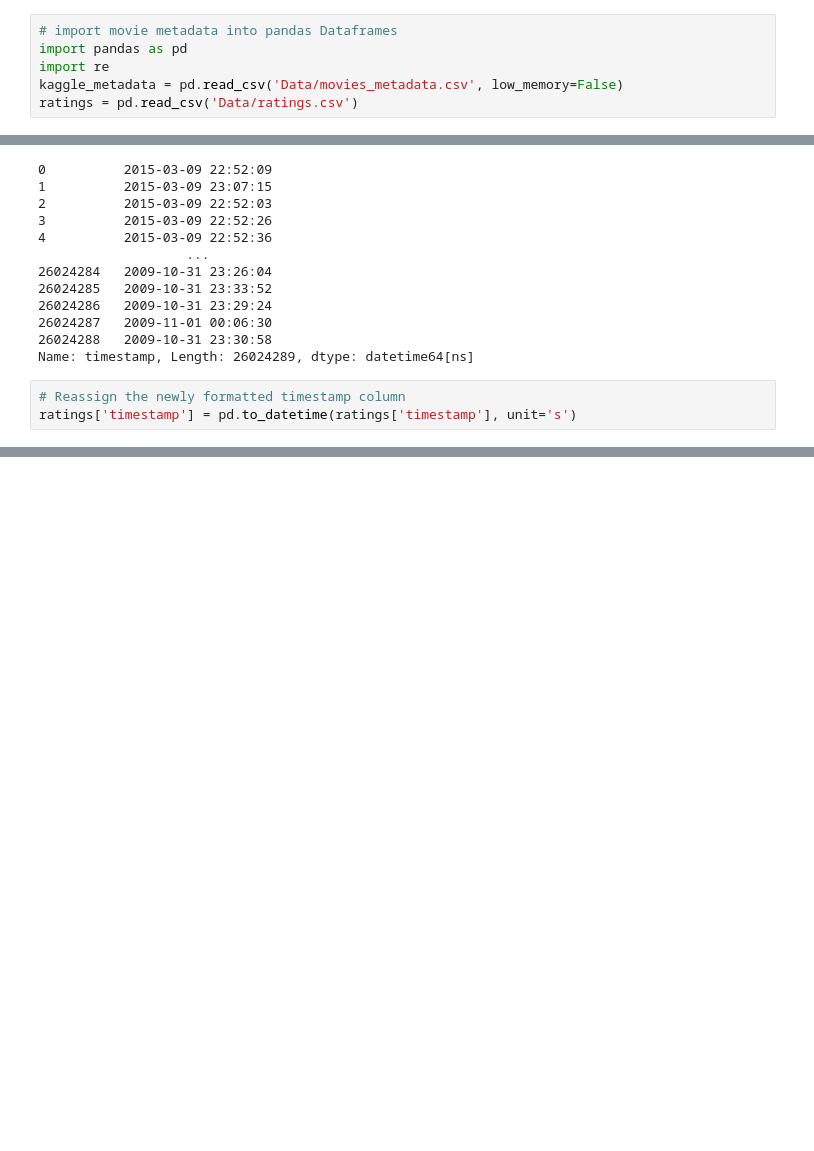
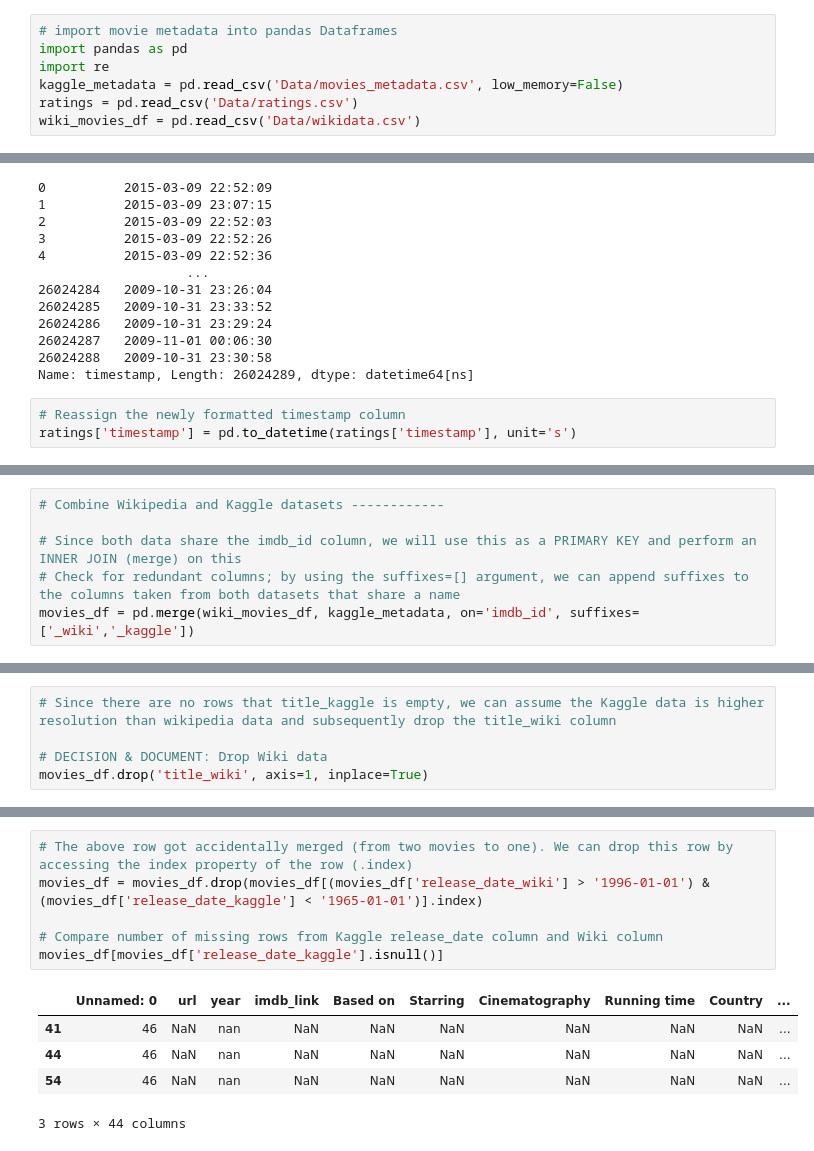
Before and after one commit to svmanohar/Movies-ETL, a Jupyter notebook: movielens_extract.ipynb, the cells around one changed output, grey strips where cells are left out. Cells and saved outputs as stored; diff of their text form; blank space fills up the shorter version.

```diff
--- a/movielens_extract.ipynb
+++ b/movielens_extract.ipynb
@@ -4,6 +4,7 @@ import pandas as pd
 import re
 kaggle_metadata = pd.read_csv('Data/movies_metadata.csv', low_memory=False)
 ratings = pd.read_csv('Data/ratings.csv')
+wiki_movies_df = pd.read_csv('Data/wikidata.csv')
 # %%
 # Examine our extracted data --------------------------------
 # Instead of using head() and tail() methods, we can use the sample(n=<# of values to pull>) method to randomly pull a number of values from the dataframe
@@ -193,0 +194,6 @@ Name: rating, dtype: float64
+# %%
+# Combine Wikipedia and Kaggle datasets ------------
+
+# Since both data share the imdb_id column, we will use this as a PRIMARY KEY and perform an INNER JOIN (merge) on this
+# Check for redundant columns; by using the suffixes=[] argument, we can append suffixes to the columns taken from both datasets that share a name
+movies_df = pd.merge(wiki_movies_df, kaggle_metadata, on='imdb_id', suffixes=['_wiki','_kaggle'])
@@ -193,0 +276,5 @@ Name: rating, dtype: float64
+# %%
+# Since there are no rows that title_kaggle is empty, we can assume the Kaggle data is higher resolution than wikipedia data and subsequently drop the title_wiki column
+
+# DECISION & DOCUMENT: Drop Wiki data
+movies_df.drop('title_wiki', axis=1, inplace=True)
@@ -193,0 +348,12 @@ Name: rating, dtype: float64
+# %%
+# The above row got accidentally merged (from two movies to one). We can drop this row by accessing the index property of the row (.index)
+movies_df = movies_df.drop(movies_df[(movies_df['release_date_wiki'] > '1996-01-01') & (movies_df['release_date_kaggle'] < '1965-01-01')].index)
+
+# Compare number of missing rows from Kaggle release_date column and Wiki column
+movies_df[movies_df['release_date_kaggle'].isnull()]
+# %% [output]
+|  | Unnamed: 0 | url | year | imdb_link | Based on | Starring | Cinematography | Running time | Country | ... |
+| 41 | 46 | NaN | nan | NaN | NaN | NaN | NaN | NaN | NaN | ... |
+| 44 | 46 | NaN | nan | NaN | NaN | NaN | NaN | NaN | NaN | ... |
+| 54 | 46 | NaN | nan | NaN | NaN | NaN | NaN | NaN | NaN | ... |
+3 rows × 44 columns
```
Also changed, not shown: parts of 41 cells of this notebook.
